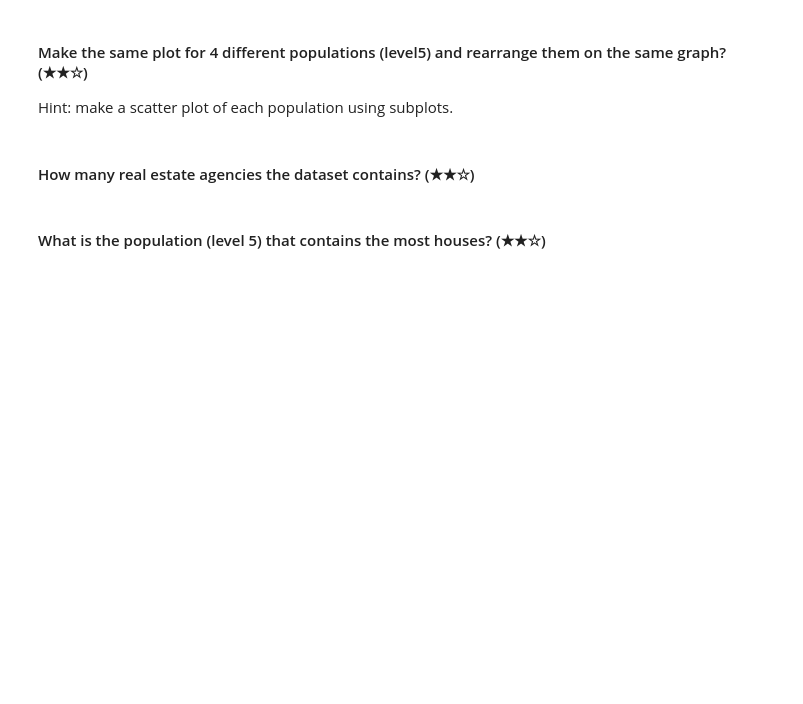
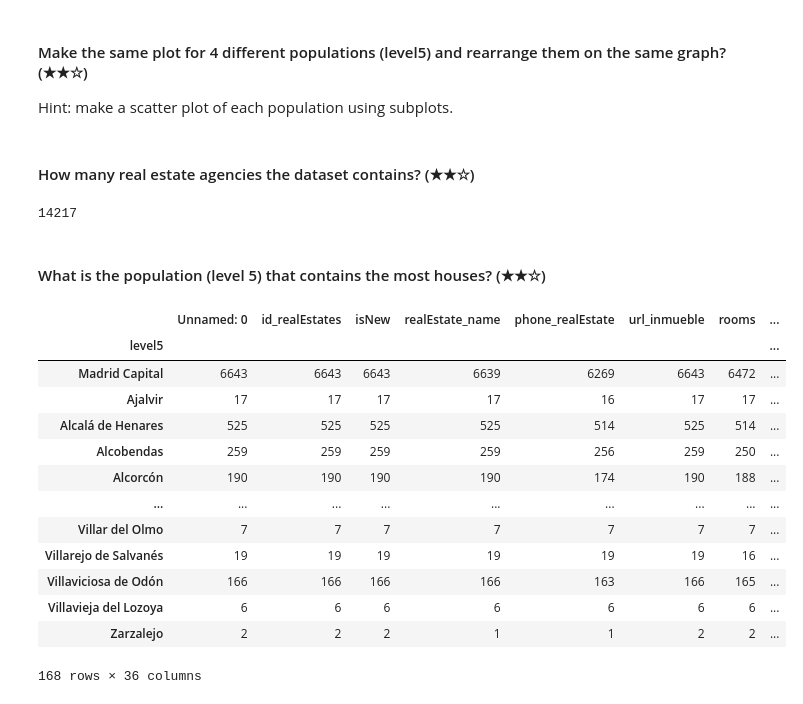
Before and after one commit to easyundercover/data-cleanup-final-exercise, a Jupyter notebook: project.ipynb, the cells around one changed output. Saved outputs shown, nothing was run; the diff lists cells and outputs as text; code cells hidden in the pictures; blank space fills up the shorter version.

```diff
--- a/project.ipynb
+++ b/project.ipynb
@@ -268,5 +289,28 @@ Hint: make a scatter plot.
 Hint: make a scatter plot of each population using subplots.
 # %% [markdown]
 #### How many  real estate agencies the dataset contains? (★★☆)
+# %%
+realestategroup = df.groupby(['id_realEstates'])
+print(len(realestategroup))
+# %% [output]
+14217
 # %% [markdown]
 #### What is the population (level 5) that contains the most houses? (★★☆)
+# %%
+dfbypopulation = df.groupby(['level5'])
+dfbypopulation.count() #La mayoría de las casas están en Madrid Capital
+# %% [output]
+|  | Unnamed: 0 | id_realEstates | isNew | realEstate_name | phone_realEstate | url_inmueble | rooms | ... |
+| level5 |  |  |  |  |  |  |  | ... |
+| Madrid Capital | 6643 | 6643 | 6643 | 6639 | 6269 | 6643 | 6472 | ... |
+| Ajalvir | 17 | 17 | 17 | 17 | 16 | 17 | 17 | ... |
+| Alcalá de Henares | 525 | 525 | 525 | 525 | 514 | 525 | 514 | ... |
+| Alcobendas | 259 | 259 | 259 | 259 | 256 | 259 | 250 | ... |
+| Alcorcón | 190 | 190 | 190 | 190 | 174 | 190 | 188 | ... |
+| ... | ... | ... | ... | ... | ... | ... | ... | ... |
+| Villar del Olmo | 7 | 7 | 7 | 7 | 7 | 7 | 7 | ... |
+| Villarejo de Salvanés | 19 | 19 | 19 | 19 | 19 | 19 | 16 | ... |
+| Villaviciosa de Odón | 166 | 166 | 166 | 166 | 163 | 166 | 165 | ... |
+| Villavieja del Lozoya | 6 | 6 | 6 | 6 | 6 | 6 | 6 | ... |
+| Zarzalejo | 2 | 2 | 2 | 1 | 1 | 2 | 2 | ... |
+168 rows × 36 columns
```
Also changed, not shown: parts of 16 cells of this notebook.
